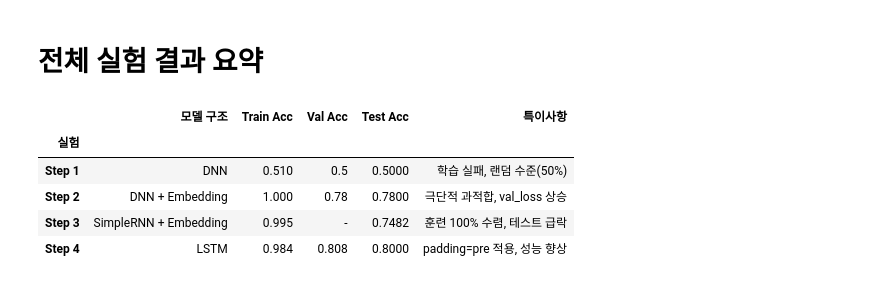
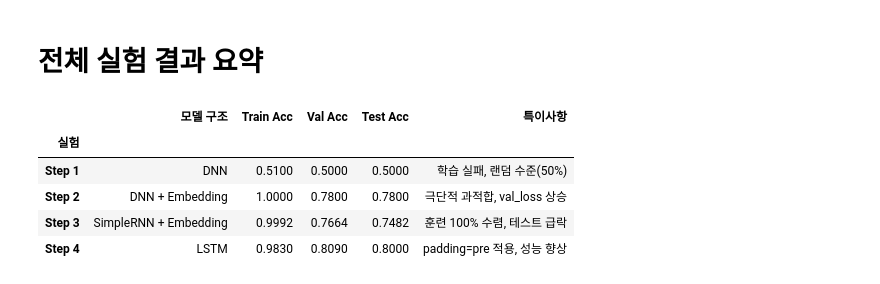
Before and after one commit to blackhole-24/ubuntu, a Jupyter notebook: 3_rnn.ipynb, the cells around one changed output. Cells and saved outputs as stored; diff of their text form; code cells hidden in the pictures.

```diff
--- a/3_rnn.ipynb
+++ b/3_rnn.ipynb
@@ -369,6 +359,7 @@ fig, axes = plt.subplots(1, 2, figsize=(14, 5))
 
 # 정확도
 axes[0].plot(history.history['accuracy'], label='Train')
+axes[0].plot(history.history['val_accuracy'], label='Validation')
 axes[0].set_title('Accuracy')
 axes[0].set_xlabel('Epoch')
 axes[0].legend()
@@ -376,6 +367,7 @@ axes[0].grid(True, alpha=0.3)
 
 # 손실
 axes[1].plot(history.history['loss'], label='Train')
+axes[1].plot(history.history['val_loss'], label='Validation')
 axes[1].set_title('Loss')
 axes[1].set_xlabel('Epoch')
 axes[1].legend()
@@ -383,4 +375,8 @@ axes[1].grid(True, alpha=0.3)
 
 plt.tight_layout()
 plt.show()
+
+# SimpleRNN Train/Val Acc 저장 (결과 요약표용)
+rnn_train_acc = round(history.history['accuracy'][-1], 4)
+rnn_val_acc = round(history.history['val_accuracy'][-1], 4)
 # %% [output]
@@ -492,35 +492,35 @@ plt.show()
 # %%
 # ============================================
 # 전체 실험 결과 요약
 # ============================================
 import pandas as pd
 
 # LSTM history에서 Train Acc, Val Acc 가져오기
 lstm_train_acc = round(history.history['accuracy'][-1], 4)
 lstm_val_acc = round(history.history['val_accuracy'][-1], 4)
 lstm_test_acc = 0.8000
 
 results = {
     '실험': ['Step 1', 'Step 2', 'Step 3', 'Step 4'],
     '모델 구조': ['DNN', 'DNN + Embedding', 'SimpleRNN + Embedding', 'LSTM'],
-    'Train Acc': [0.5100, 1.0000, 0.9950, lstm_train_acc],
-    'Val Acc': [0.5000, 0.7800, '-', lstm_val_acc],
+    'Train Acc': [0.5100, 1.0000, rnn_train_acc, lstm_train_acc],
+    'Val Acc': [0.5000, 0.7800, rnn_val_acc, lstm_val_acc],
     'Test Acc': [0.5000, 0.7800, 0.7482, lstm_test_acc],
     '특이사항': [
         '학습 실패, 랜덤 수준(50%)',
         '극단적 과적합, val_loss 상승',
         '훈련 100% 수렴, 테스트 급락',
         'padding=pre 적용, 성능 향상'
     ]
 }
 
 df = pd.DataFrame(results)
 df = df.set_index('실험')
 df
 # %% [output]
 |  | 모델 구조 | Train Acc | Val Acc | Test Acc | 특이사항 |
 | 실험 |  |  |  |  |  |
-| Step 1 | DNN | 0.510 | 0.5 | 0.5000 | 학습 실패, 랜덤 수준(50%) |
-| Step 2 | DNN + Embedding | 1.000 | 0.78 | 0.7800 | 극단적 과적합, val_loss 상승 |
-| Step 3 | SimpleRNN + Embedding | 0.995 | - | 0.7482 | 훈련 100% 수렴, 테스트 급락 |
-| Step 4 | LSTM | 0.984 | 0.808 | 0.8000 | padding=pre 적용, 성능 향상 |
+| Step 1 | DNN | 0.5100 | 0.5000 | 0.5000 | 학습 실패, 랜덤 수준(50%) |
+| Step 2 | DNN + Embedding | 1.0000 | 0.7800 | 0.7800 | 극단적 과적합, val_loss 상승 |
+| Step 3 | SimpleRNN + Embedding | 0.9992 | 0.7664 | 0.7482 | 훈련 100% 수렴, 테스트 급락 |
+| Step 4 | LSTM | 0.9830 | 0.8090 | 0.8000 | padding=pre 적용, 성능 향상 |
```
Also changed, not shown: parts of 72 cells of this notebook.
